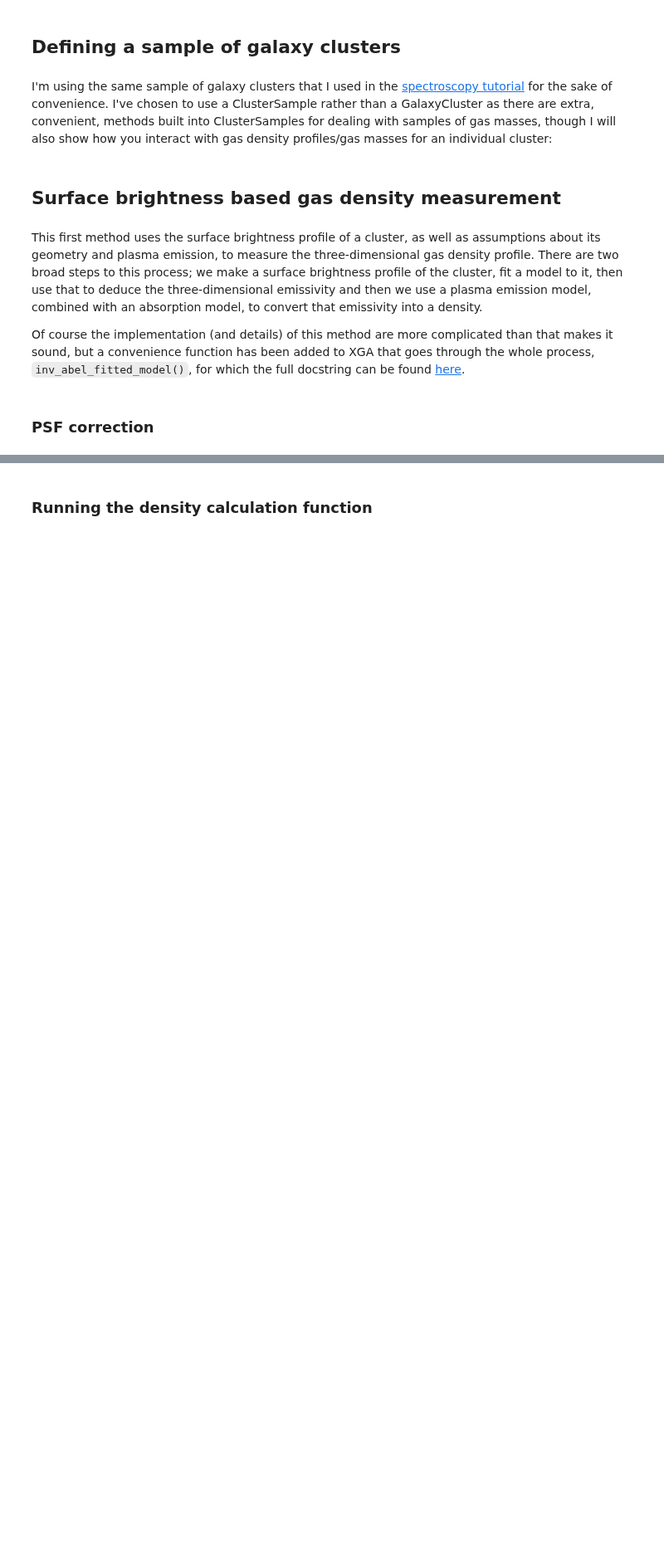
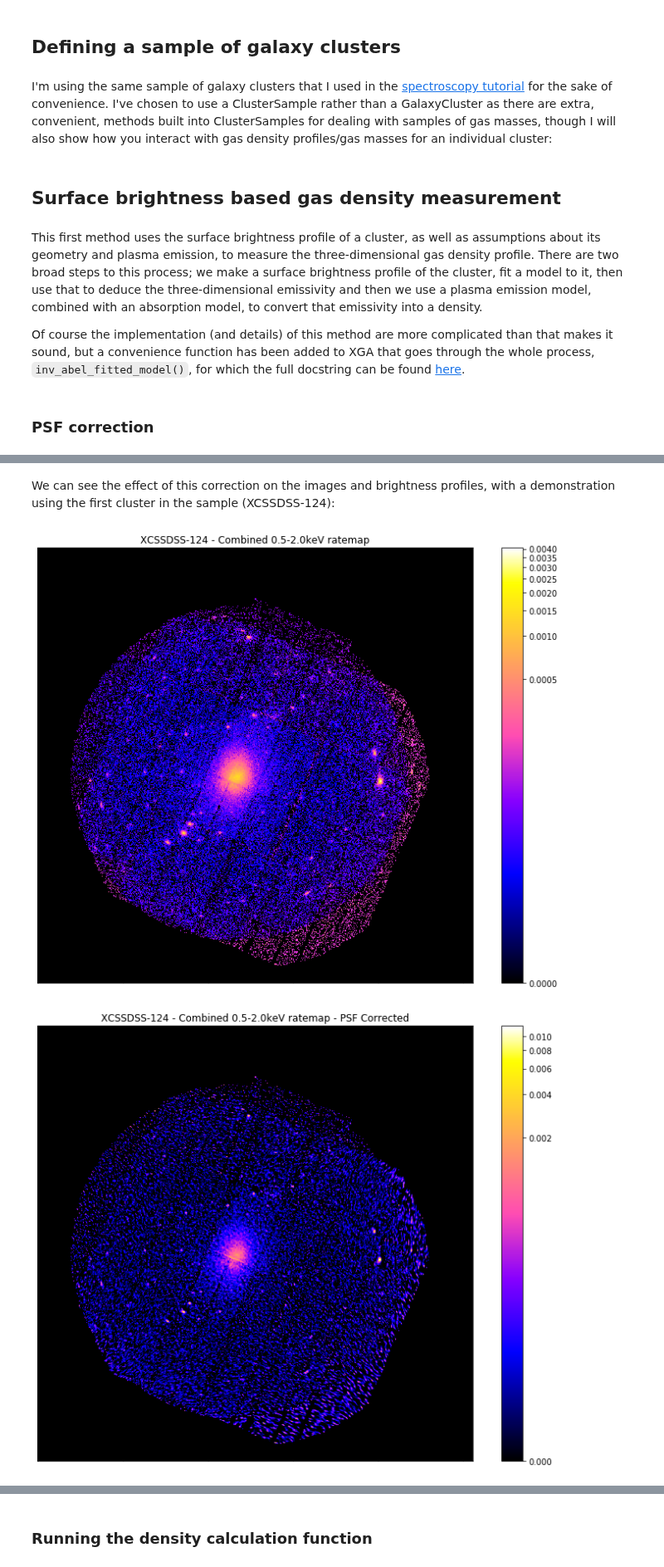
Before and after one commit to DavidT3/XGA, a Jupyter notebook: docs/source/notebooks/advanced_tutorials/cluster_gas.ipynb, the cells around one changed output, grey strips where cells are left out. Shown at 83% size. Saved outputs shown, nothing was run; the diff lists cells and outputs as text; code cells hidden in the pictures; blank space fills up the shorter version.

Commit message:
Added a bit more to the cluster gas density tutorial

```diff
--- a/docs/source/notebooks/advanced_tutorials/cluster_gas.ipynb
+++ b/docs/source/notebooks/advanced_tutorials/cluster_gas.ipynb
@@ -28,6 +31,9 @@ sample_df = pd.DataFrame(data=cluster_data, columns=column_names)
 sample_df[['ra', 'dec', 'z', 'r500', 'r200', 'richness', 'richness_err']] = \
     sample_df[['ra', 'dec', 'z', 'r500', 'r200', 'richness', 'richness_err']].astype(float)
 
+#REMOVE THIS FOR DEPLOYMENT
+sample_df = sample_df[:2]
+
 # Defining the sample of four XCS-SDSS galaxy clusters
 demo_smp = ClusterSample(sample_df["ra"].values, sample_df["dec"].values, sample_df["z"].values,
                          sample_df["name"].values, r200=Quantity(sample_df["r200"].values, "kpc"),
@@ -48,2 +54,13 @@ A full explanation of how this process works can be found in [PSF correction of
 # %%
 rl_psf(demo_smp)
+# %% [markdown]
+We can see the effect of this correction on the images and brightness profiles, with a demonstration using the first cluster in the sample (XCSSDSS-124):
+# %%
+rt = demo_smp[0].get_combined_ratemaps(psf_corr=False)
+rt.view()
+
+rt = demo_smp[0].get_combined_ratemaps(psf_corr=True)
+rt.view()
+# %% [output]
+[figure, added]
+[figure, added]
```
Also changed, not shown: parts of 19 cells of this notebook, 2 other files.
